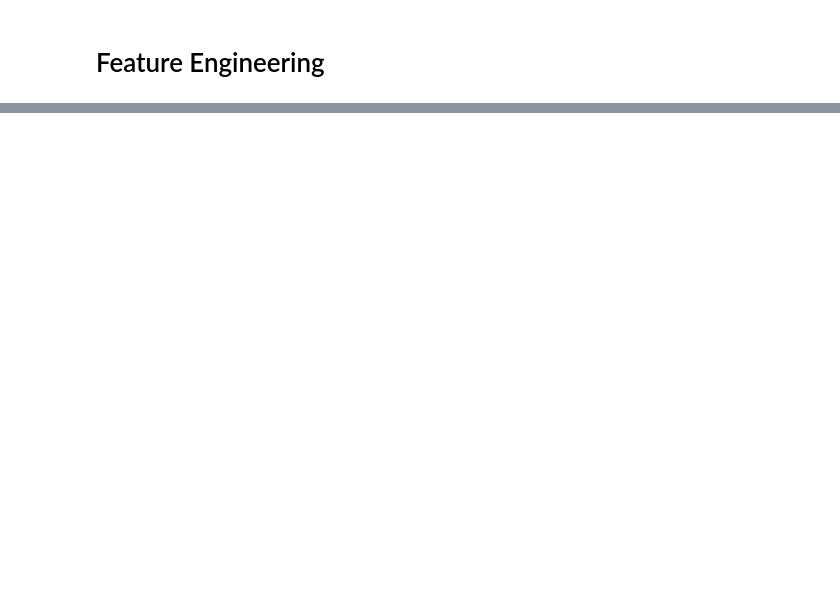
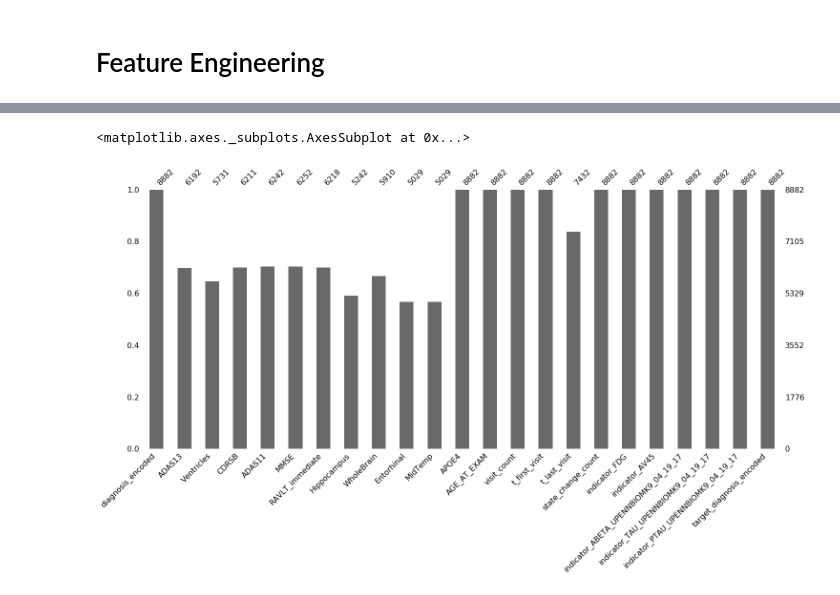
Before and after one commit to maxhipperson/Predicting-Alzheimers, a Jupyter notebook: data_exploration_04.ipynb, the cells around one changed output, grey strips where cells are left out. Saved outputs shown, nothing was run; the diff lists cells and outputs as text; code cells hidden in the pictures; blank space fills up the shorter version.

```diff
--- a/data_exploration_04.ipynb
+++ b/data_exploration_04.ipynb
@@ -275,0 +61,6 @@ roc_auc_score(y_test, preds, multi_class='ovo')
+# %%
+# bar
+msno.bar(df)
+# %% [output]
+<matplotlib.axes._subplots.AxesSubplot at 0x...>
+[figure, added]
```
Also changed, not shown: parts of 60 cells of this notebook.
